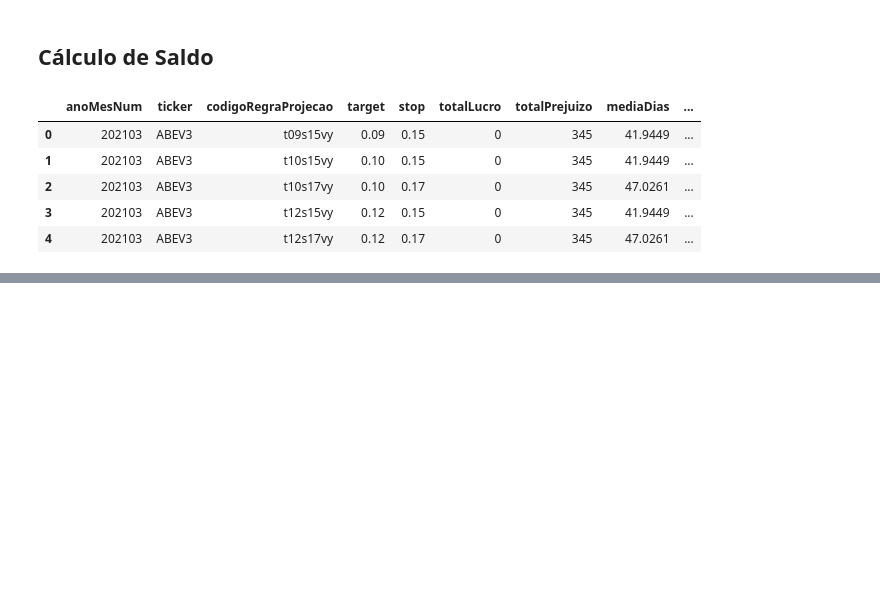
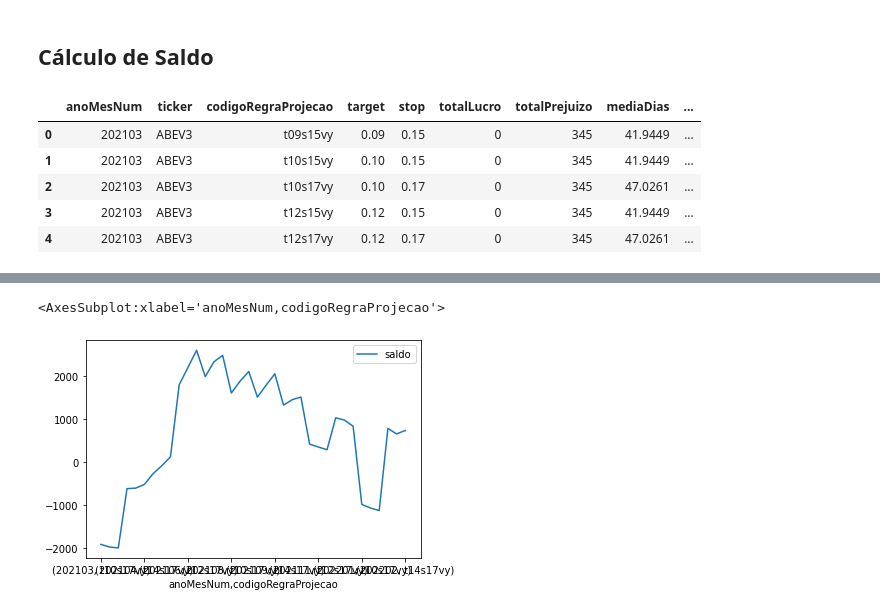
Before and after one commit to paulofor/Jupyter-Espaco01, a Jupyter notebook: ResultadoFuturo/RegraProjecao - 260 Neg-100.ipynb, the cells around one changed output, grey strips where cells are left out. Saved outputs shown, nothing was run; the diff lists cells and outputs as text; code cells hidden in the pictures; blank space fills up the shorter version.

```diff
--- a/ResultadoFuturo/RegraProjecao - 260 Neg-100.ipynb
+++ b/ResultadoFuturo/RegraProjecao - 260 Neg-100.ipynb
@@ -91,0 +94,6 @@ dfMelhores.sort_values('saldo')
+# %%
+dfTop5 = dfAgrupado\
+        .filter(items=['anoMesNum','codigoRegraProjecao','saldo'])
+dfTop5 = dfTop5[(dfTop5['codigoRegraProjecao']=='t10s17vy') | (dfTop5['codigoRegraProjecao']=='t12s17vy')
+       | (dfTop5['codigoRegraProjecao']=='t14s17vy')]
+dfTop5 =dfTop5.set_index(['anoMesNum','codigoRegraProjecao'])
@@ -91,0 +110,5 @@ dfMelhores.sort_values('saldo')
+# %%
+dfTop5.plot()
+# %% [output]
+<AxesSubplot:xlabel='anoMesNum,codigoRegraProjecao'>
+[figure, added]
```
Also changed, not shown: parts of 7 cells of this notebook, 3 other files.
